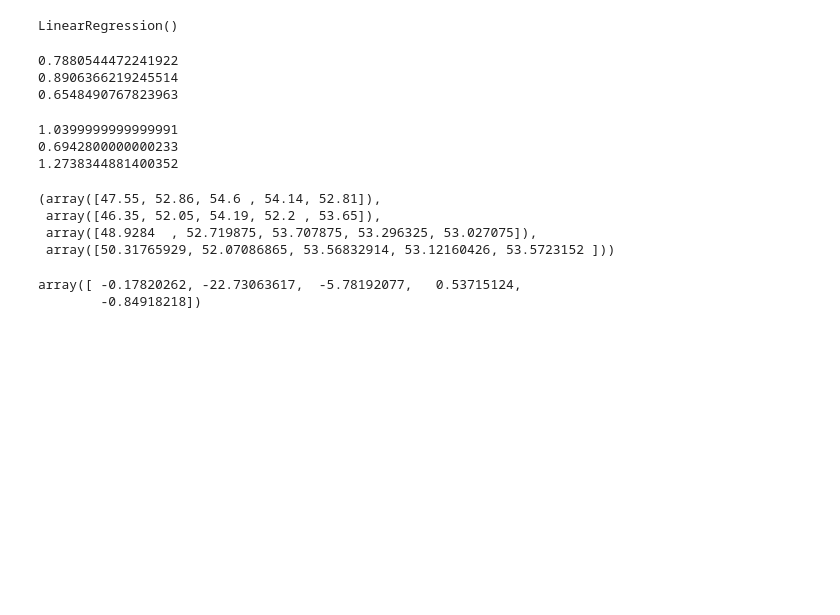
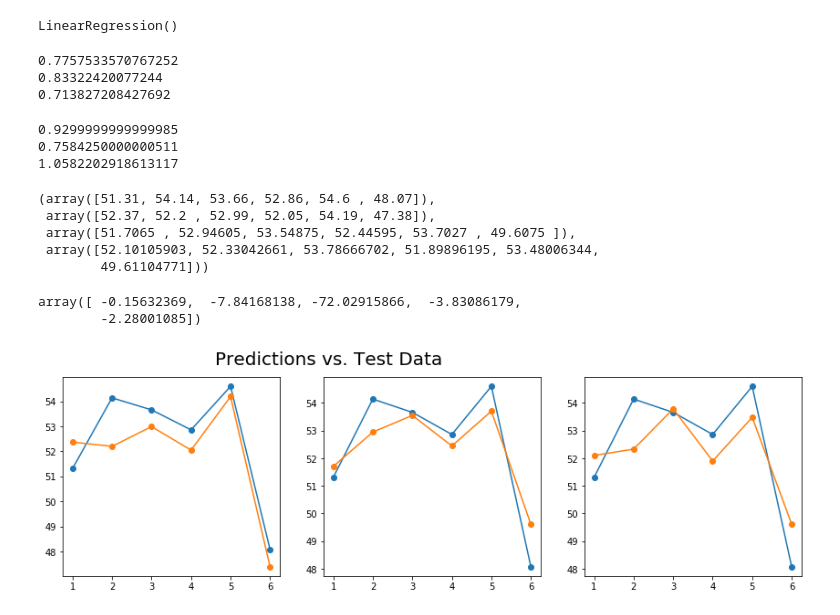
Before and after one commit to G-Sprouts/Stock_project, a Jupyter notebook: Stocks.ipynb, the cells around one changed output. Saved outputs shown, nothing was run; the diff lists cells and outputs as text; code cells hidden in the pictures; blank space fills up the shorter version.

```diff
--- a/Stocks.ipynb
+++ b/Stocks.ipynb
@@ -36,4 +40,4 @@ df.head()
 # %%
 # Rename column(s)
 
-df.rename(columns={' ': 'Date'})
+df.rename(columns={' ': 'Date'}, inplace=True)
@@ -135,7 +125,7 @@ X = np.array(X)
 X = preprocessing.scale(X)
 y = np.array(y)
 
-train_X, test_x, train_y, test_y = train_test_split(X, y, test_size=.20)
+train_X, test_x, train_y, test_y = train_test_split(X, y, test_size=.25, random_state=10)
 # %%
 # Create function to determine best 'max_leaf_nodes' value for each model
 # Create for loop to iterate through list of possible values
@@ -168,8 +158,8 @@ for max_leaf_nodes in [5, 50, 500, 5000]:
 # Create models for predicting
 # Train models
 
-model = DecisionTreeRegressor(random_state=2, max_leaf_nodes=50)
-model2 = RandomForestRegressor(random_state=2, max_leaf_nodes=50, n_estimators=200, criterion='mae')
+model = DecisionTreeRegressor(max_leaf_nodes=50)
+model2 = RandomForestRegressor(max_leaf_nodes=50, n_estimators=200, criterion='mae')
 model3 = LinearRegression()
 model.fit(train_X,train_y)
 model2.fit(train_X, train_y)
@@ -189,9 +179,9 @@ print(model.score(test_x, test_y))
 print(model2.score(test_x, test_y))
 print(model3.score(test_x, test_y))
 # %% [output]
-0.7880544472241922
-0.8906366219245514
-0.6548490767823963
+0.7757533570767252
+0.83322420077244
+0.713827208427692
 # %%
 # Find the 'mean abosolute error' of each model
 # ** Helpful to determine how accurate model is **
@@ -206,21 +196,49 @@ print(mae1)
 print(mae2)
 print(mae3)
 # %% [output]
-1.0399999999999991
-0.6942800000000233
-1.2738344881400352
+0.9299999999999985
+0.7584250000000511
+1.0582202918613117
 # %%
 # Print True values and corresponding predictions to compare models
 
 test_y, preds1, preds2, preds3
 # %% [output]
-(array([47.55, 52.86, 54.6 , 54.14, 52.81]),
- array([46.35, 52.05, 54.19, 52.2 , 53.65]),
- array([48.9284  , 52.719875, 53.707875, 53.296325, 53.027075]),
- array([50.31765929, 52.07086865, 53.56832914, 53.12160426, 53.5723152 ]))
+(array([51.31, 54.14, 53.66, 52.86, 54.6 , 48.07]),
+ array([52.37, 52.2 , 52.99, 52.05, 54.19, 47.38]),
+ array([51.7065 , 52.94605, 53.54875, 52.44595, 53.7027 , 49.6075 ]),
+ array([52.10105903, 52.33042661, 53.78666702, 51.89896195, 53.48006344,
+        49.61104771]))
 # %%
-score = cross_val_score(model2, X, y, cv=5)
+score = cross_val_score(model, X, y, cv=5)
 score
 # %% [output]
-array([ -0.17820262, -22.73063617,  -5.78192077,   0.53715124,
-        -0.84918218])
+array([ -0.15632369,  -7.84168138, -72.02915866,  -3.83086179,
+        -2.28001085])
+# %%
+#plt.figure(figsize=(25,12))
+#plt.plot(test_y)
+#plt.plot(preds1)
+#plt.plot(preds2)
+#plt.plot(preds3)
+
+plot_margin = 0.25
+x = [1,2,3,4,5,6]
+fig, axs = plt.subplots(1,3)
+
+axs[0].plot(x, test_y, x, preds1, marker='o')
+plt.suptitle(t='Predictions vs. Test Data', x=0.8, fontsize=20, linespacing=10)
+axs[1].plot(x, test_y, x, preds2, marker='o')
+axs[2].plot(x, test_y, x, preds3, marker='o')
+fig.subplots_adjust(right=2)
+
+plt.show()
+
+red = mpatches.Patch(color='red', label='Test data')
+blue = mpatches.Patch(color='blue', label='DCR')
+green = mpatches.Patch(color='green', label='RF')
+orange = mpatches.Patch(color='orange', label='LR')
+#plt.legend(handles=[red, blue, green, orange])
+#plt.show()
+# %% [output]
+[figure, added]
```
Also changed, not shown: parts of 6 cells of this notebook.
